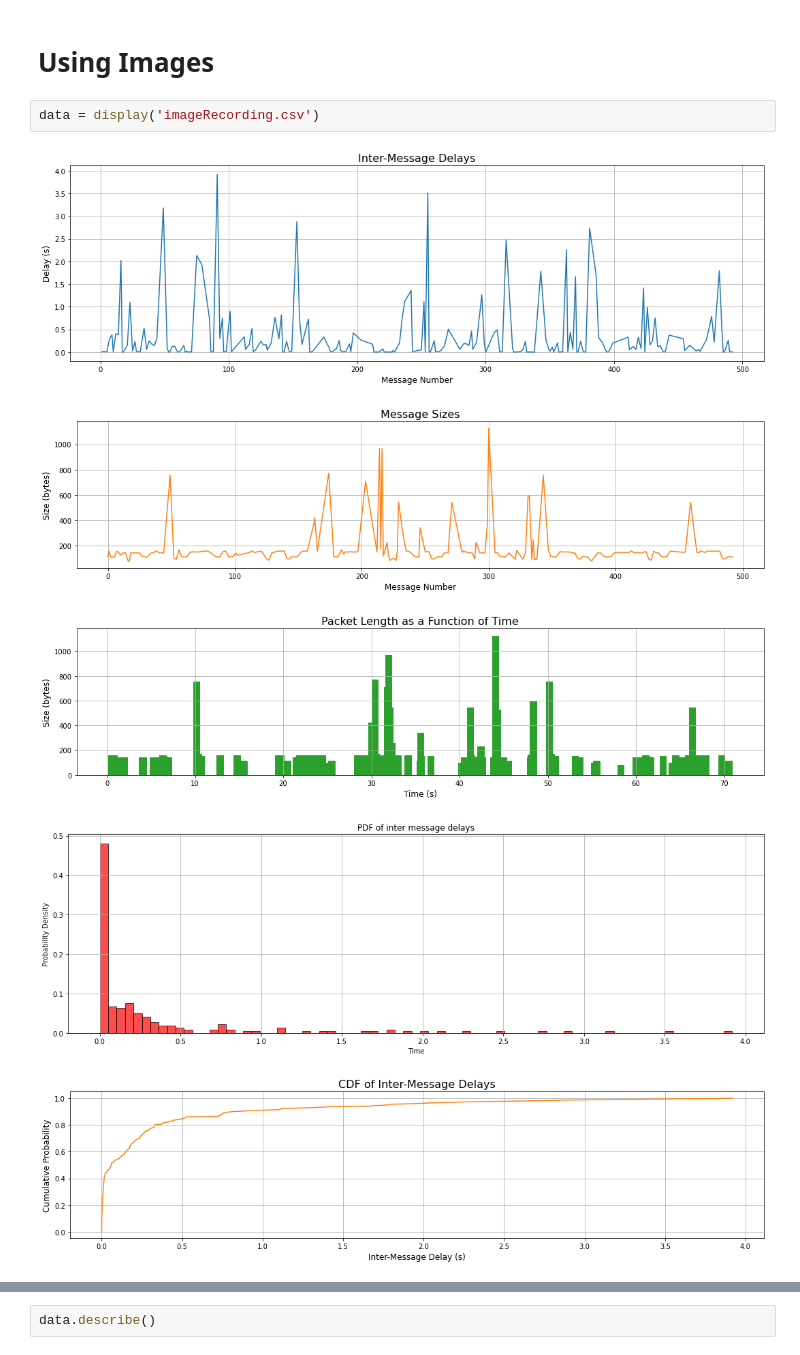
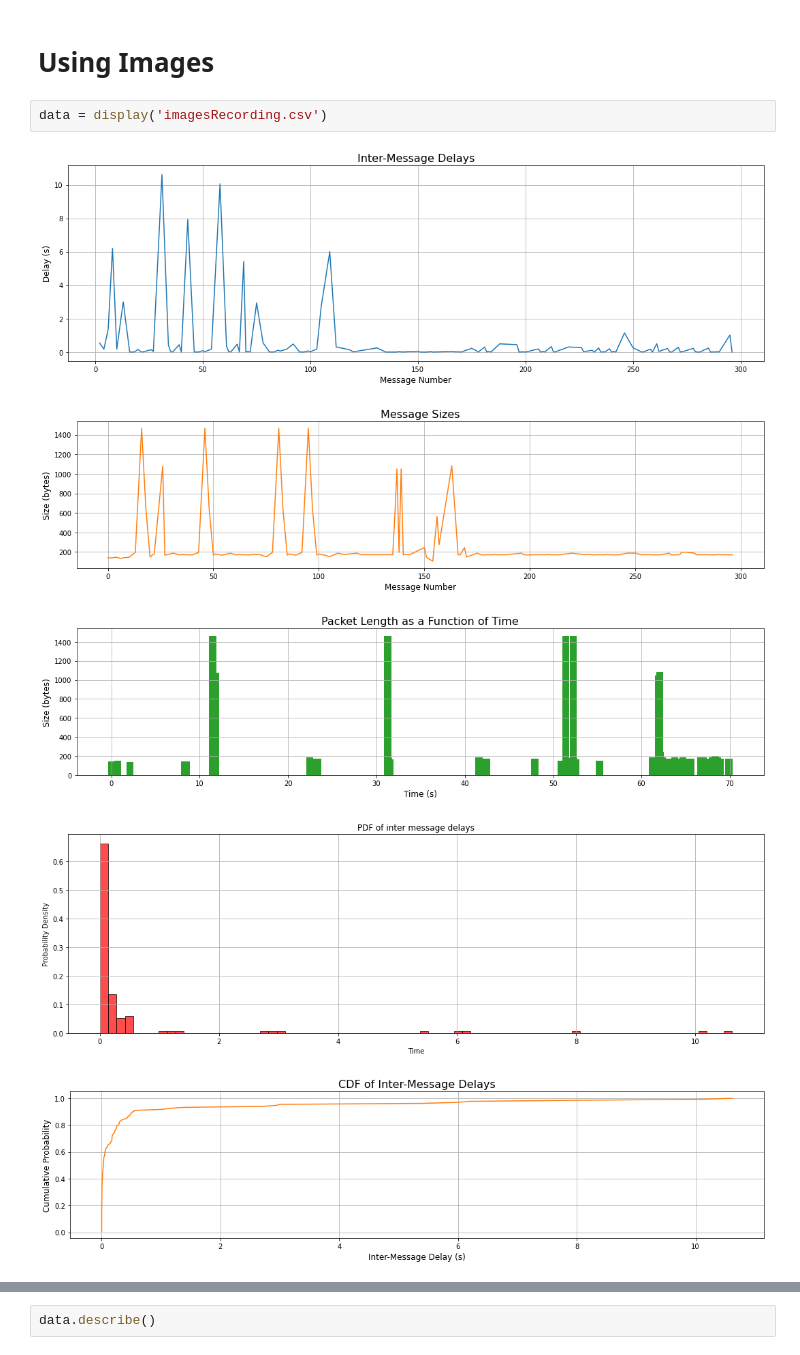
Before and after one commit to MayaHayat/NetworkingFinalProject, a Jupyter notebook: src/Networks_Assignment.ipynb, the cells around one changed output, grey strips where cells are left out. Saved outputs shown, nothing was run; the diff lists cells and outputs as text.

```diff
--- a/src/Networks_Assignment.ipynb
+++ b/src/Networks_Assignment.ipynb
@@ -139,10 +139,10 @@ data.describe()
 # %% [markdown]
 # Using Images
 # %%
-data = display('imageRecording.csv')
+data = display('imagesRecording.csv')
 # %% [output]
-[figure, old version]
+[figure, new version]
-[figure, old version]
+[figure, new version]
-[figure, old version]
+[figure, new version]
-[figure, old version]
+[figure, new version]
-[figure, old version]
+[figure, new version]
```
Also changed, not shown: parts of 1 cell of this notebook.
